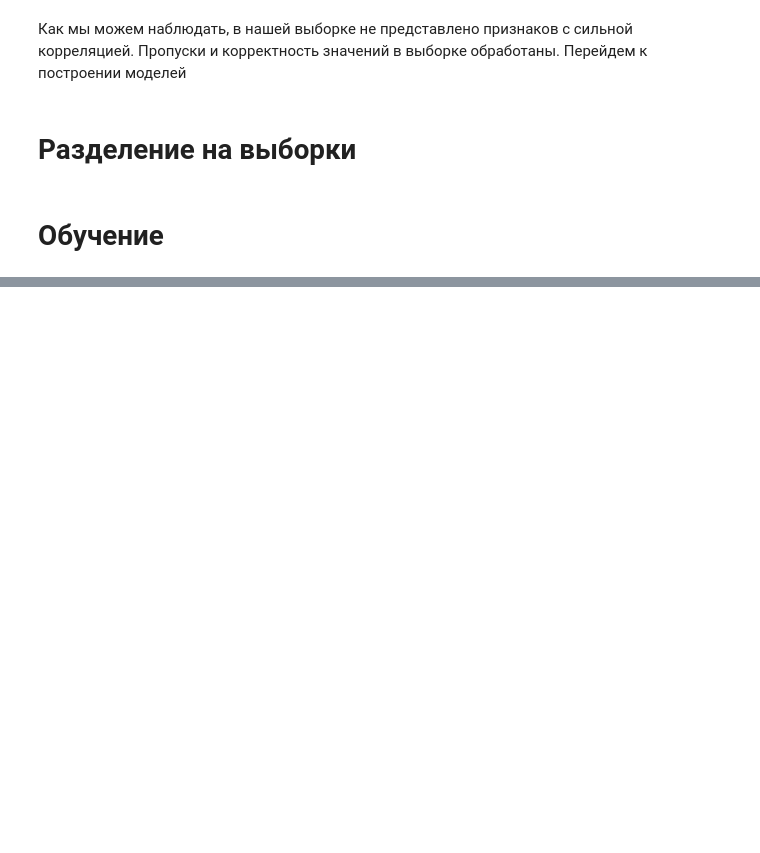
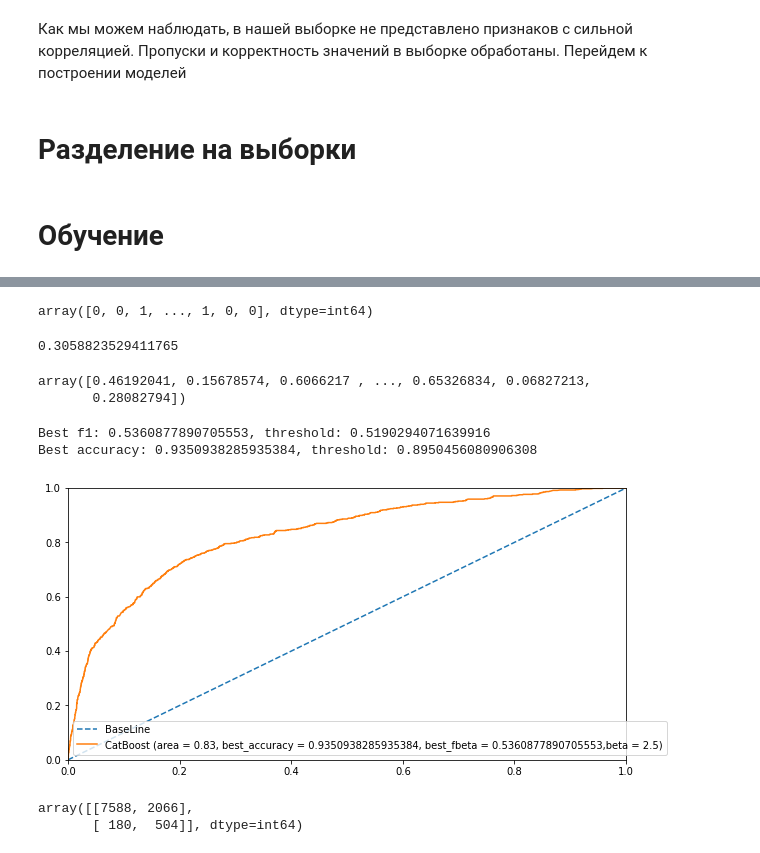
Before and after one commit to Stuksus/Credit_scoring_model, a Jupyter notebook: main.ipynb, the cells around one changed output, grey strips where cells are left out. Saved outputs shown, nothing was run; the diff lists cells and outputs as text; code cells hidden in the pictures; blank space fills up the shorter version.

```diff
--- a/main.ipynb
+++ b/main.ipynb
@@ -1058,0 +1194,9 @@ Best accuracy: 0.936357481381178, threshold: 0.9279850762578302
+# %%
+model_catboost = CatBoostClassifier(iterations=1000,
+                               depth=2,
+                               learning_rate=0.01,
+                               loss_function='Logloss',
+                               verbose=200)
+# %%
+steps_cat = [('over', SMOTE()),('stand',StandardScaler()), ('model', model_catboost)]
+catboost_pipe = Pipeline(steps=steps_cat)
@@ -1058,0 +1205,2 @@ Best accuracy: 0.936357481381178, threshold: 0.9279850762578302
+# %%
+catboost_pipe.fit(design_train,target_train)
@@ -1058,0 +1227,21 @@ Best accuracy: 0.936357481381178, threshold: 0.9279850762578302
+# %%
+catboost_pred
+# %% [output]
+array([0, 0, 1, ..., 1, 0, 0], dtype=int64)
+# %%
+f1_score(target_valid,catboost_pred)
+# %% [output]
+0.3058823529411765
+# %%
+catboost_prob_preds = catboost_pipe.predict_proba(design_valid)
+# %%
+catboost_prob_preds[:,1]
+# %% [output]
+array([0.46192041, 0.15678574, 0.6066217 , ..., 0.65326834, 0.06827213,
+       0.28082794])
+# %%
+best_threshold(target_valid,catboost_prob_preds[:,1],"CatBoost",beta = 2.5)
+# %% [output]
+Best f1: 0.5360877890705553, threshold: 0.5190294071639916
+Best accuracy: 0.9350938285935384, threshold: 0.8950456080906308
+[figure, added]
@@ -1058,0 +1251,5 @@ Best accuracy: 0.936357481381178, threshold: 0.9279850762578302
+# %%
+confusion_matrix(target_valid,new_catboost_preds)
+# %% [output]
+array([[7588, 2066],
+       [ 180,  504]], dtype=int64)
```
Also changed, not shown: parts of 68 cells of this notebook.
